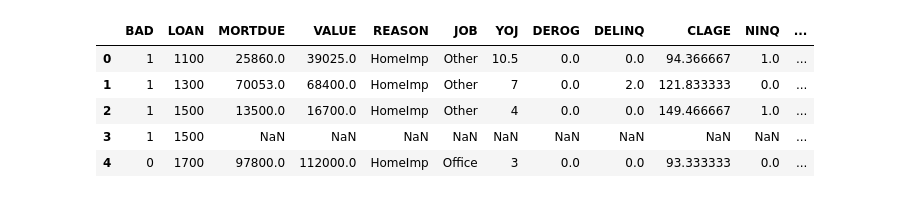
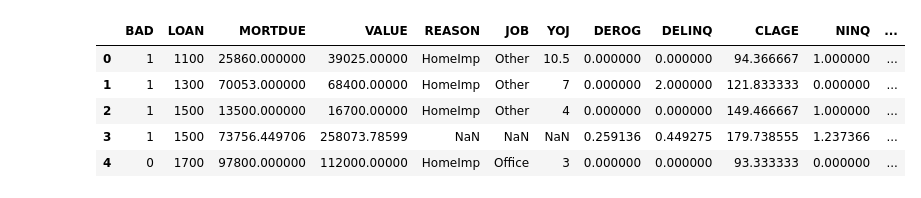
Before and after one commit to zakiraihan/PDIB-ZakiRaihan-1606878505, a Jupyter notebook: Tugas 1/PDIB - Data Preparation.ipynb, the cells around one changed output. Drawn from its saved outputs; the diff is of its cells as text; code cells hidden in the pictures.

Commit message:
Done preparing the data

```diff
--- a/Tugas 1/PDIB - Data Preparation.ipynb
+++ b/Tugas 1/PDIB - Data Preparation.ipynb
@@ -1,19 +1,27 @@
 # %%
 %matplotlib inline
 import numpy as np
 import pandas as pd
 import scipy.stats as stats
 import matplotlib.pyplot as plt
 import random
 import math
 
 # Read hmeq.csv file
 hmeq = pd.read_csv("hmeq.csv")
-hmeq.head() #Look at the head of the data (just the first few rows)
+
+# Removing any unnecessary column, because the data were just 13 column, so i assume that column more than 13 were unnecessary
+hmeq_prepared = hmeq.drop(columns=['Unnamed: 13', 'Unnamed: 14', 'Unnamed: 15', 'Unnamed: 16'])
+
+# Filling any missing data in dataset using their represntative column
+hmeq_prepared = hmeq_prepared.fillna(hmeq_prepared.mean())
+
+# Seeing the first 5 row of data
+hmeq_prepared.head()
 # %% [output]
 |  | BAD | LOAN | MORTDUE | VALUE | REASON | JOB | YOJ | DEROG | DELINQ | CLAGE | NINQ | ... |
-| 0 | 1 | 1100 | 25860.0 | 39025.0 | HomeImp | Other | 10.5 | 0.0 | 0.0 | 94.366667 | 1.0 | ... |
-| 1 | 1 | 1300 | 70053.0 | 68400.0 | HomeImp | Other | 7 | 0.0 | 2.0 | 121.833333 | 0.0 | ... |
-| 2 | 1 | 1500 | 13500.0 | 16700.0 | HomeImp | Other | 4 | 0.0 | 0.0 | 149.466667 | 1.0 | ... |
-| 3 | 1 | 1500 | NaN | NaN | NaN | NaN | NaN | NaN | NaN | NaN | NaN | ... |
-| 4 | 0 | 1700 | 97800.0 | 112000.0 | HomeImp | Office | 3 | 0.0 | 0.0 | 93.333333 | 0.0 | ... |
+| 0 | 1 | 1100 | 25860.000000 | 39025.00000 | HomeImp | Other | 10.5 | 0.000000 | 0.000000 | 94.366667 | 1.000000 | ... |
+| 1 | 1 | 1300 | 70053.000000 | 68400.00000 | HomeImp | Other | 7 | 0.000000 | 2.000000 | 121.833333 | 0.000000 | ... |
+| 2 | 1 | 1500 | 13500.000000 | 16700.00000 | HomeImp | Other | 4 | 0.000000 | 0.000000 | 149.466667 | 1.000000 | ... |
+| 3 | 1 | 1500 | 73756.449706 | 258073.78599 | NaN | NaN | NaN | 0.259136 | 0.449275 | 179.738555 | 1.237366 | ... |
+| 4 | 0 | 1700 | 97800.000000 | 112000.00000 | HomeImp | Office | 3 | 0.000000 | 0.000000 | 93.333333 | 0.000000 | ... |
```
Also changed, not shown: parts of 15 cells of this notebook, 3 other files.
